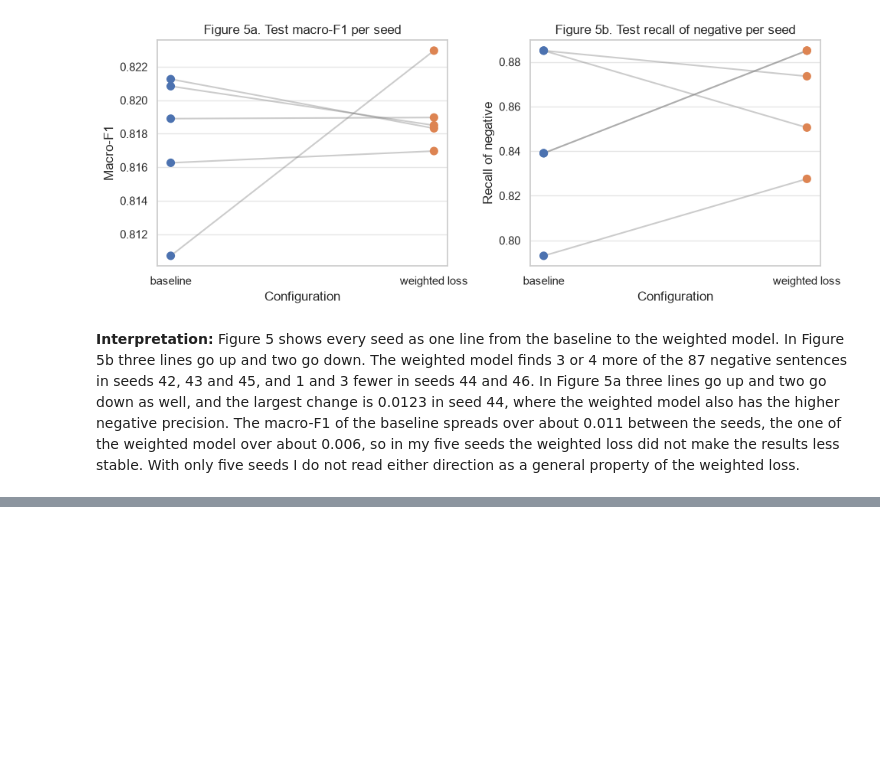
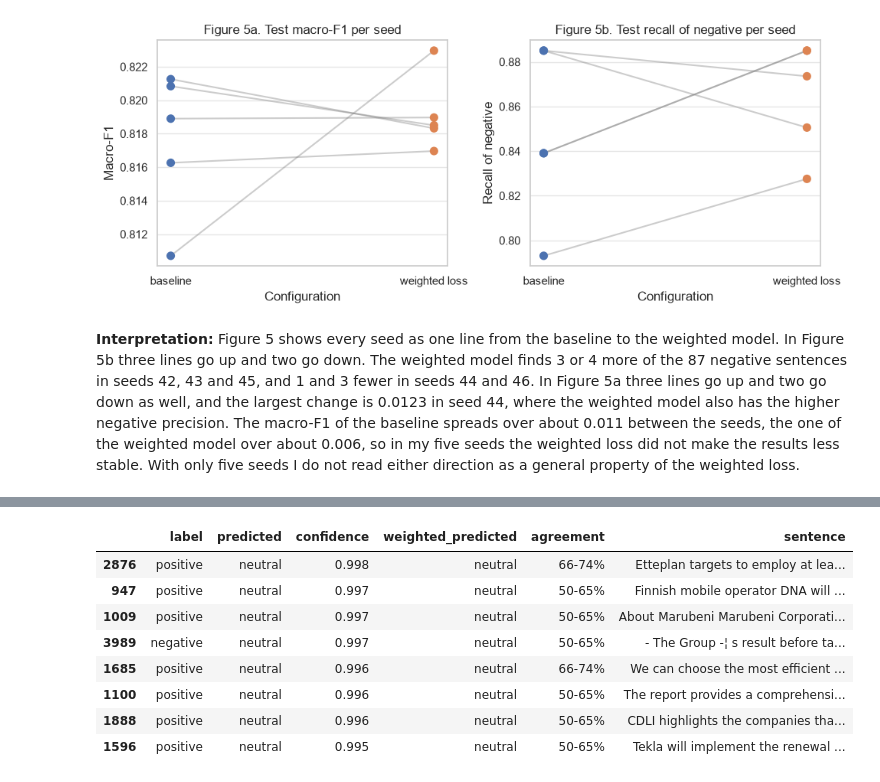
Before and after one commit to mauroreverberi/deep_learning_systems, a Jupyter notebook: deep_learning.ipynb, the cells around one changed output, grey strips where cells are left out. Saved outputs shown, nothing was run; the diff lists cells and outputs as text; code cells hidden in the pictures; blank space fills up the shorter version.

```diff
--- a/deep_learning.ipynb
+++ b/deep_learning.ipynb
@@ -704,0 +768,16 @@ plt.show()
+# %%
+# sorted by the exact confidence, shown rounded, with the full sentences
+columns = ["label", "predicted", "confidence", "weighted_predicted", "agreement", "sentence"]
+most_confident = errors.sort_values("confidence", ascending=False)[columns].head(8)
+with pd.option_context("display.max_colwidth", None):
+    display(most_confident.round({"confidence": 3}))
+# %% [output]
+|  | label | predicted | confidence | weighted_predicted | agreement | sentence |
+| 2876 | positive | neutral | 0.998 | neutral | 66-74% | Etteplan targets to employ at lea... |
+| 947 | positive | neutral | 0.997 | neutral | 50-65% | Finnish mobile operator DNA will ... |
+| 1009 | positive | neutral | 0.997 | neutral | 50-65% | About Marubeni Marubeni Corporati... |
+| 3989 | negative | neutral | 0.997 | neutral | 50-65% | - The Group -¦ s result before ta... |
+| 1685 | positive | neutral | 0.996 | neutral | 66-74% | We can choose the most efficient ... |
+| 1100 | positive | neutral | 0.996 | neutral | 50-65% | The report provides a comprehensi... |
+| 1888 | positive | neutral | 0.996 | neutral | 50-65% | CDLI highlights the companies tha... |
+| 1596 | positive | neutral | 0.995 | neutral | 50-65% | Tekla will implement the renewal ... |
```
Also changed, not shown: parts of 10 cells of this notebook.
